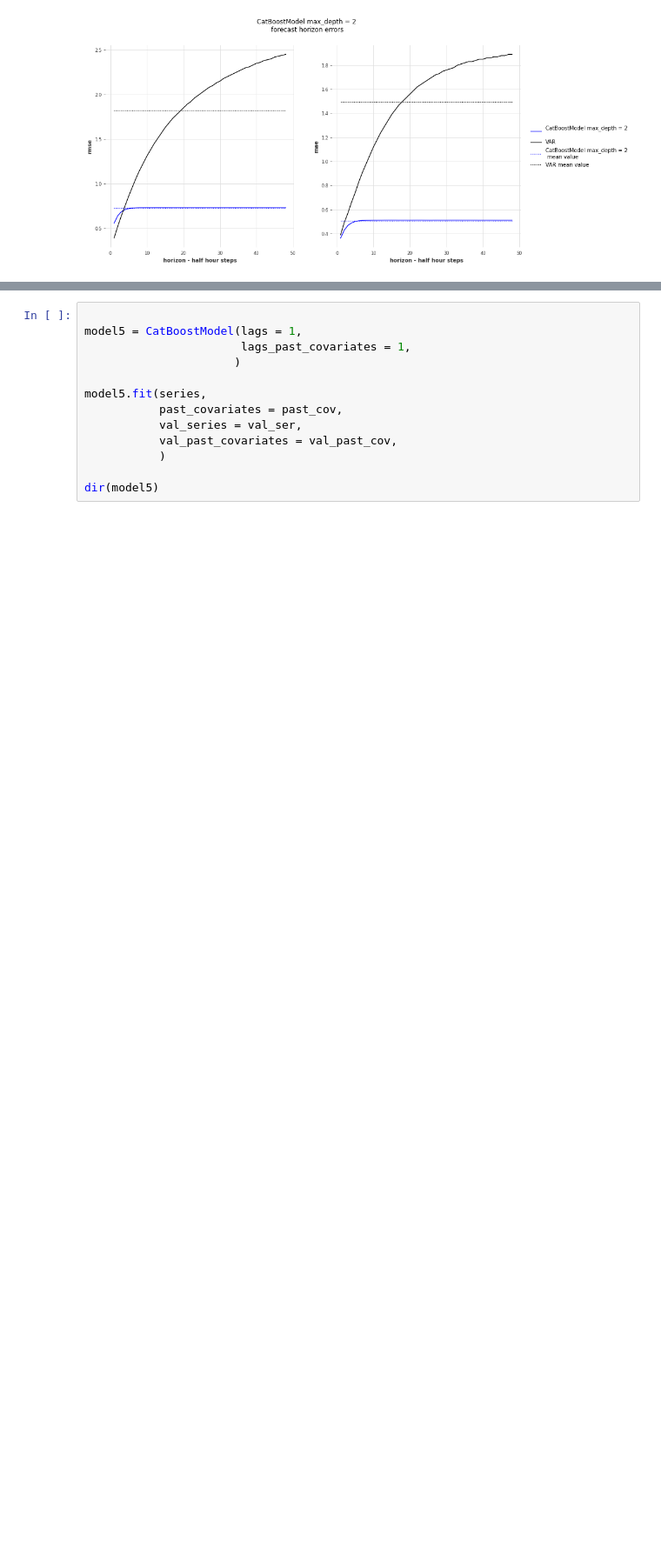
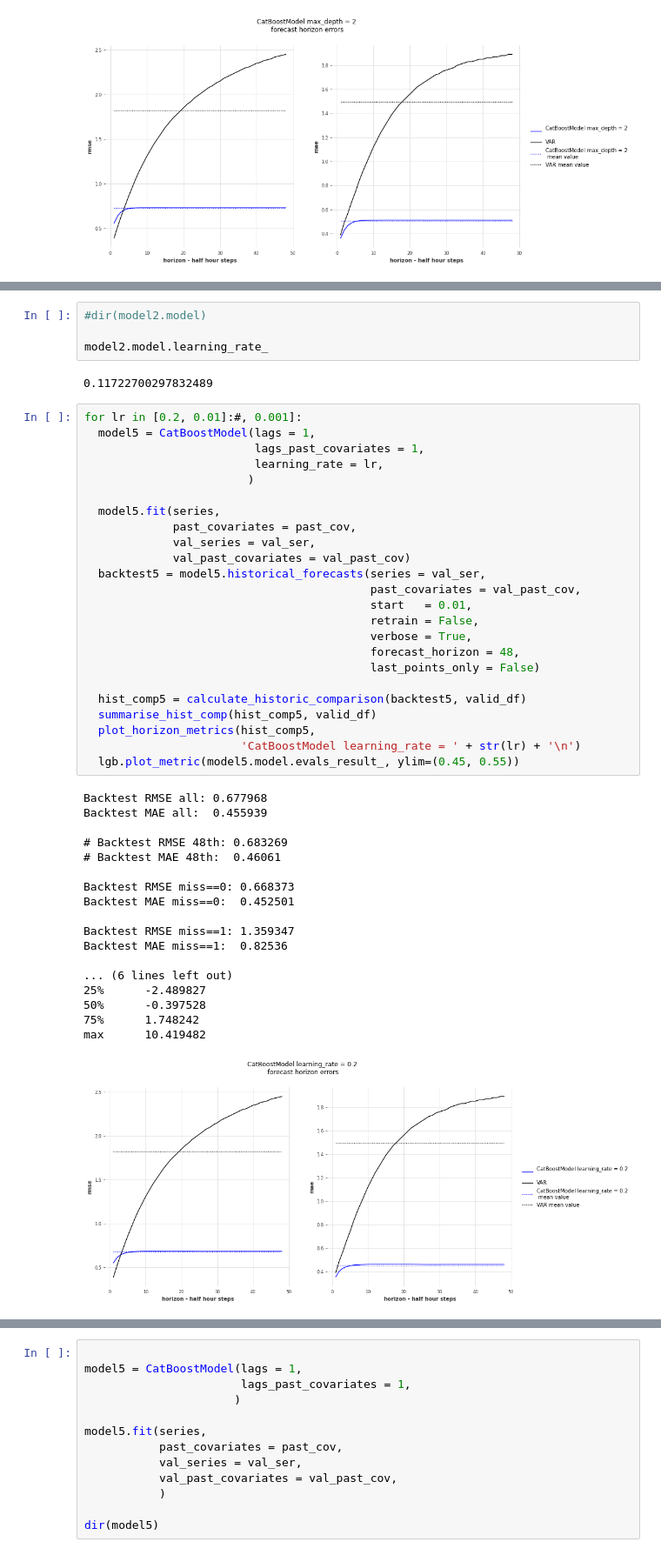
Before and after one commit to makeyourownmaker/CambridgeTemperatureNotebooks, a Jupyter notebook: notebooks/gradient_boosting.ipynb, the cells around one changed output, grey strips where cells are left out. Shown at 87% size. Saved outputs shown, nothing was run; the diff lists cells and outputs as text; blank space fills up the shorter version.

```diff
--- a/notebooks/gradient_boosting.ipynb
+++ b/notebooks/gradient_boosting.ipynb
@@ -2654,0 +2728,49 @@ max      10.347679
+# %%
+#dir(model2.model)
+
+model2.model.learning_rate_
+# %% [output]
+0.11722700297832489
+# %%
+for lr in [0.2, 0.01]:#, 0.001]:
+  model5 = CatBoostModel(lags = 1,
+                         lags_past_covariates = 1,
+                         learning_rate = lr,
+                        )
+
+  model5.fit(series,
+             past_covariates = past_cov,
+             val_series = val_ser,
+             val_past_covariates = val_past_cov)
+  backtest5 = model5.historical_forecasts(series = val_ser,
+                                          past_covariates = val_past_cov,
+                                          start   = 0.01,
+                                          retrain = False,
+                                          verbose = True,
+                                          forecast_horizon = 48,
+                                          last_points_only = False)
+
+  hist_comp5 = calculate_historic_comparison(backtest5, valid_df)
+  summarise_hist_comp(hist_comp5, valid_df)
+  plot_horizon_metrics(hist_comp5,
+                       'CatBoostModel learning_rate = ' + str(lr) + '\n')
+  lgb.plot_metric(model5.model.evals_result_, ylim=(0.45, 0.55))
+# %% [output]
+Backtest RMSE all: 0.677968
+Backtest MAE all:  0.455939
+
+# Backtest RMSE 48th: 0.683269
+# Backtest MAE 48th:  0.46061
+
+Backtest RMSE miss==0: 0.668373
+Backtest MAE miss==0:  0.452501
+
+Backtest RMSE miss==1: 1.359347
+Backtest MAE miss==1:  0.82536
+
+... (6 lines left out)
+25%      -2.489827
+50%      -0.397528
+75%      1.748242
+max      10.419482
+[figure, added]
```
Also changed, not shown: parts of 14 cells of this notebook.
